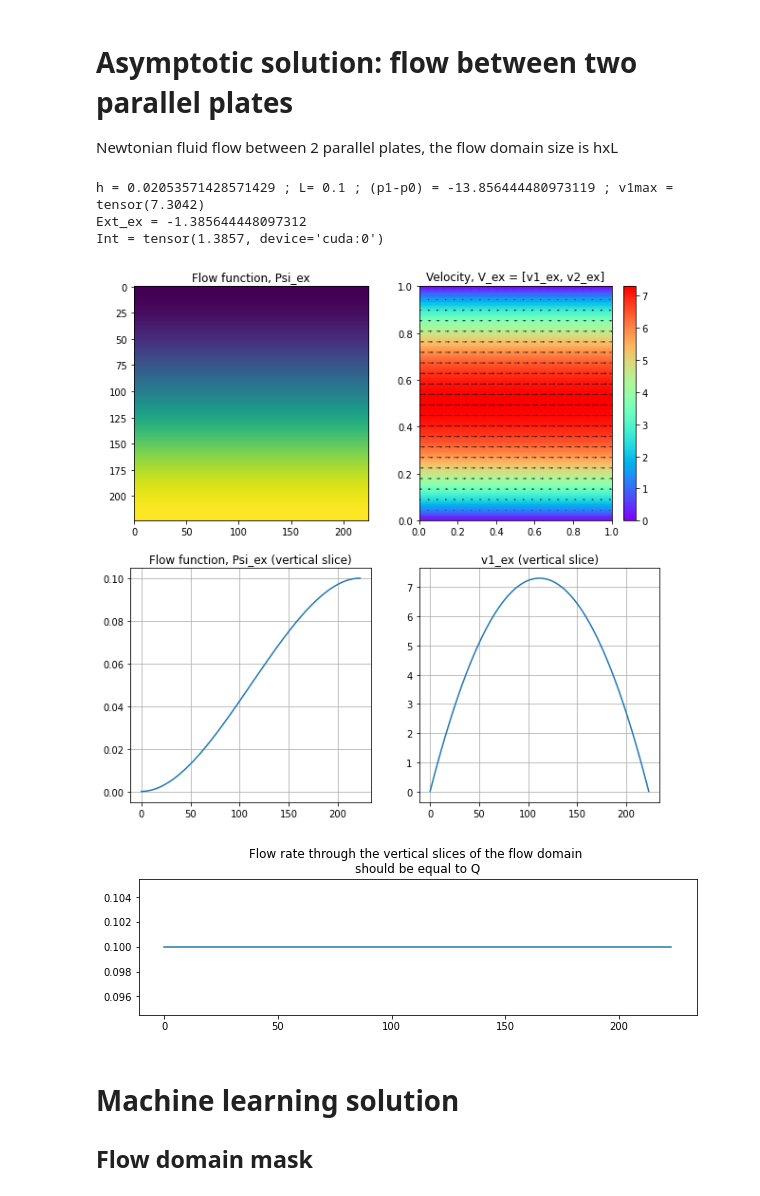
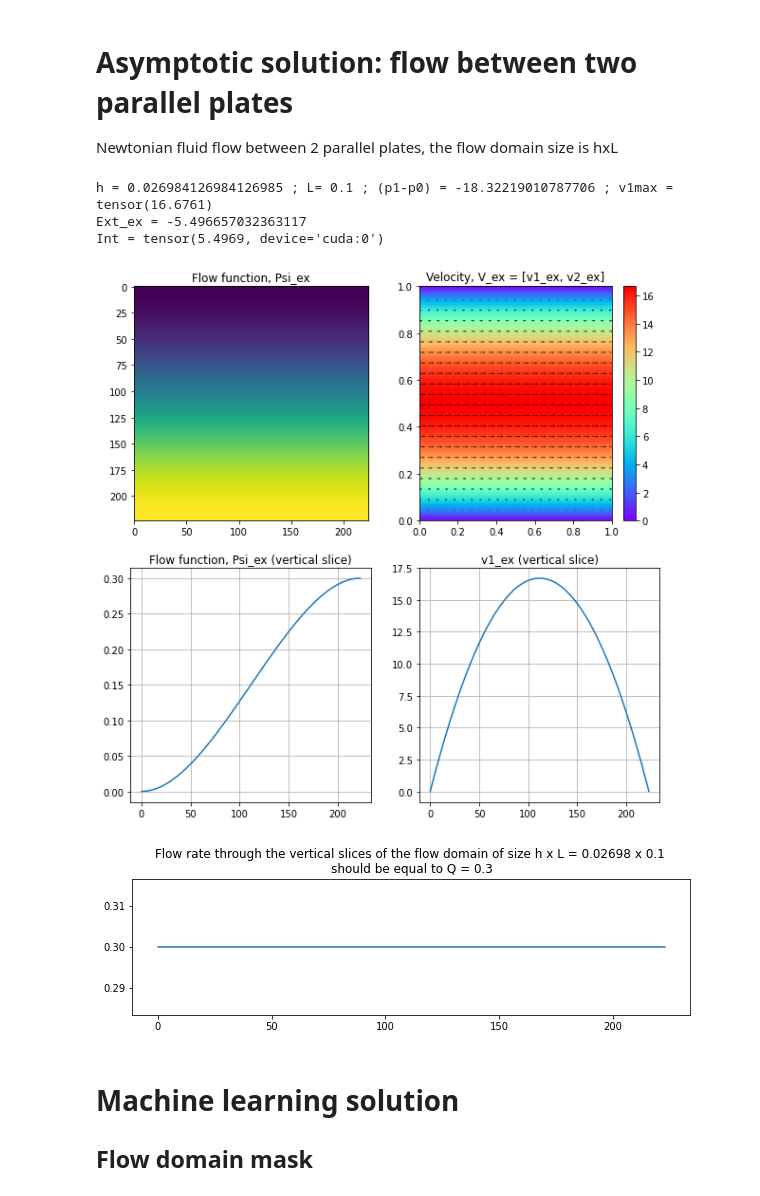
Before and after one commit to Mechanics-Mechatronics-and-Robotics/Physics-based-loss-and-machine-learning-approach-in-application-to-viscous-fluids-flow-modeling, a Jupyter notebook: Main.ipynb, the cells around one changed output. Drawn from its saved outputs; the diff is of its cells as text; code cells hidden in the pictures.

```diff
--- a/Main.ipynb
+++ b/Main.ipynb
@@ -71,6 +83,9 @@ The domain of size *'L x L'*  with flow channel is represented as an image of si
 # %%
+#Image number from the imgList
+imgNo = 1
 # L x L flow domain
 L = 0.1
+h = (126-92)*L/126 # h is thickness of the gap between 2 parallel plates when 'Parallel plates.png' is under study
 
 # Normalized coordinates, finite diferences, limits and elementary surface area
 X1N = torch.linspace(0, 1, SIZE)
@@ -82,7 +97,7 @@ LIM2 = [0, L]
 ds = DX1N * DX2N * LIM1[1] * LIM2[1] # elementary surface area
 
 # Flow rate through the inlet (outlet) boundary, m^3/s
-Q = 0.1
+Q = 0.3
 
 # Koefficient of dynamic viscosity (viscosity), Pa*s
 MU = 1e-3
@@ -456,8 +499,6 @@ def dict2str(dict1):
 Newtonian fluid flow between 2 parallel plates, the flow domain size is hxL
 # %%
 #Exact solution
-
-h=(SIZE-2*S2)*L/SIZE#(126-92)*L/126 # h is thickness of the channel, L is it's length
 
 C0 = -12*MU*Q/(h**3)
 C1 = 6*Q/(h**2)
@@ -496,6 +537,7 @@ print('h =', h, '; L=', L, '; (p1-p0) =', pressureDrop,'; v1max =', v1exmax,
 nr=2
 nc=2
 fig = plt.figure(figsize=(FIGSIZE*nr, FIGSIZE*nc))
+plt.title('Asymptotic solution: Newtonian flow between 2 parallel plates in the flow domain h x L')
 plt.subplot(nr,nc,1)
 plt.imshow(psiex)
 plt.title('Flow function, Psi_ex')
@@ -515,20 +557,20 @@ plt.title('v1_ex (vertical slice)')
 
 plt.show()
 # %% [output]
-h = 0.02053571428571429 ; L= 0.1 ; (p1-p0) = -13.856444480973119 ; v1max = tensor(7.3042)
-Ext_ex = -1.385644448097312
-Int = tensor(1.3857, device='cuda:0')
+h = 0.026984126984126985 ; L= 0.1 ; (p1-p0) = -18.32219010787706 ; v1max = tensor(16.6761)
+Ext_ex = -5.496657032363117
+Int = tensor(5.4969, device='cuda:0')
-[figure, old version]
+[figure, new version]
 # %%
 # Check the flow rate
 Qex = torch.trapezoid(v1ex.t()) * DX1N * h
 
 fig = plt.figure(figsize=(FIGSIZE*2, FIGSIZE/2))
 plt.plot(Qex.cpu())
-plt.title('Flow rate through the vertical slices of the flow domain \nshould be equal to Q')
+plt.title(f'Flow rate through the vertical slices of the flow domain of size h x L = {h:.4} x {L} \nshould be equal to Q = {Q}')
 plt.show()
 # %% [output]
-[figure, old version]
+[figure, new version]
 # %% [markdown]
 # Machine learning solution
 ## Flow domain mask
```
Also changed, not shown: parts of 21 cells of this notebook.
